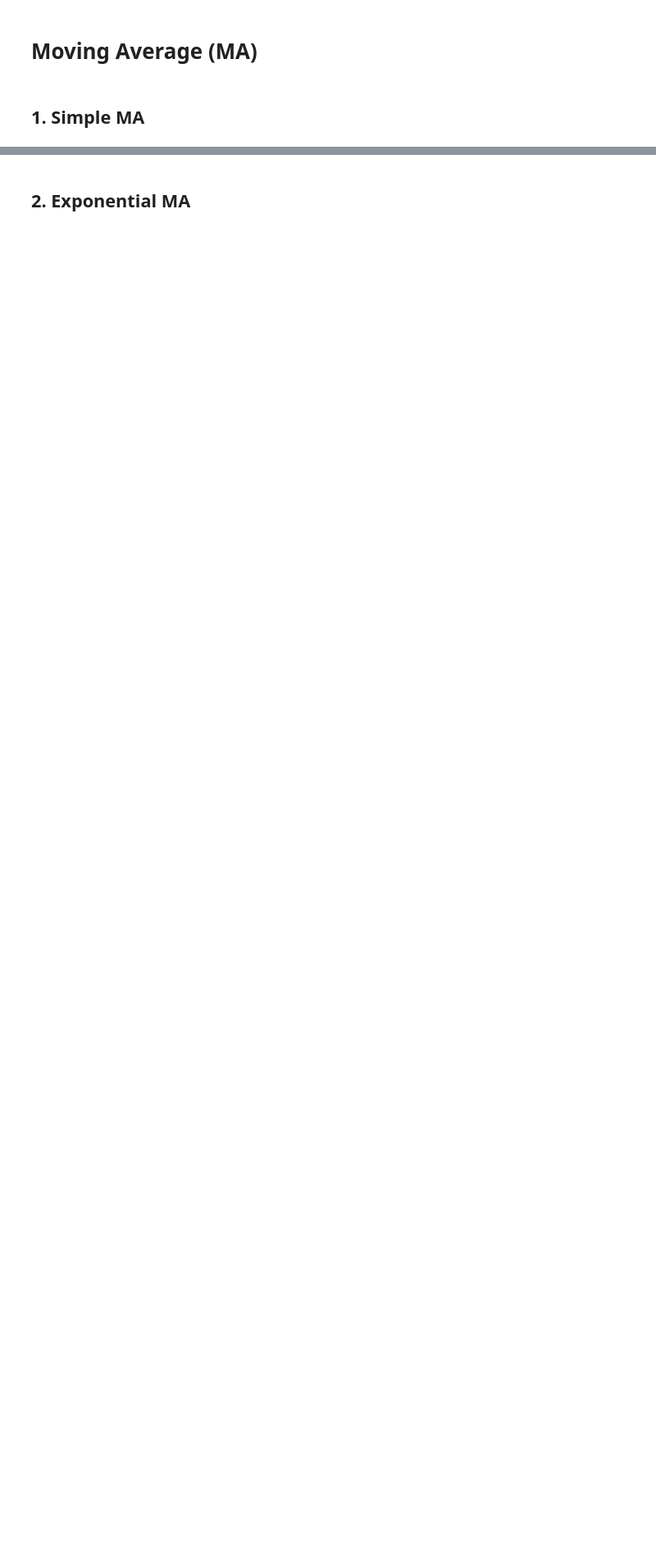
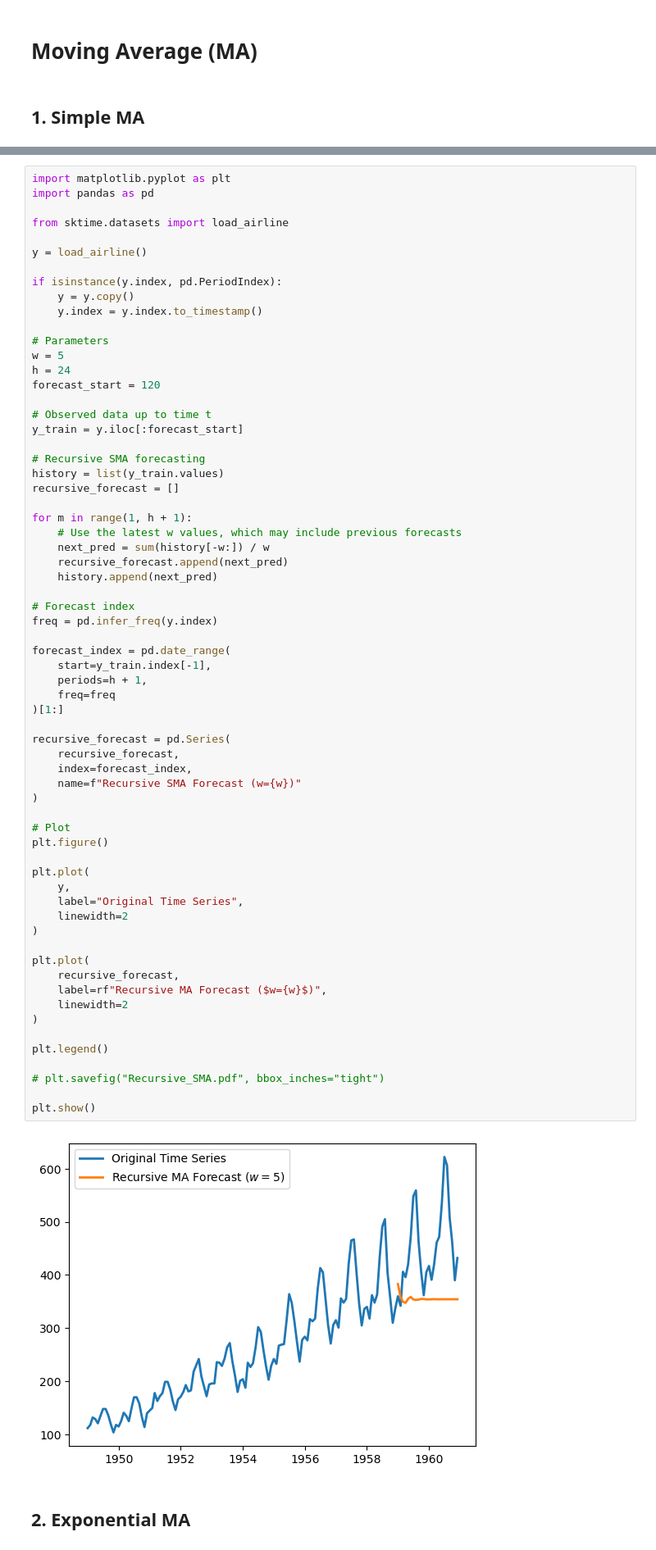
Before and after one commit to NetManAIOps/sktime, a Jupyter notebook: lectures/lec7/MA.ipynb, the cells around one changed output, grey strips where cells are left out. Shown at 82% size. Saved outputs shown, nothing was run; the diff lists cells and outputs as text; blank space fills up the shorter version.

```diff
--- a/lectures/lec7/MA.ipynb
+++ b/lectures/lec7/MA.ipynb
@@ -38,6 +38,73 @@ plt.legend()
 plt.show()
 # %% [output]
 [figure]
+# %%
+import matplotlib.pyplot as plt
+import pandas as pd
+
+from sktime.datasets import load_airline
+
+y = load_airline()
+
+if isinstance(y.index, pd.PeriodIndex):
+    y = y.copy()
+    y.index = y.index.to_timestamp()
+
+# Parameters
+w = 5
+h = 24
+forecast_start = 120
+
+# Observed data up to time t
+y_train = y.iloc[:forecast_start]
+
+# Recursive SMA forecasting
+history = list(y_train.values)
+recursive_forecast = []
+
+for m in range(1, h + 1):
+    # Use the latest w values, which may include previous forecasts
+    next_pred = sum(history[-w:]) / w
+    recursive_forecast.append(next_pred)
+    history.append(next_pred)
+
+# Forecast index
+freq = pd.infer_freq(y.index)
+
+forecast_index = pd.date_range(
+    start=y_train.index[-1],
+    periods=h + 1,
+    freq=freq
+)[1:]
+
+recursive_forecast = pd.Series(
+    recursive_forecast,
+    index=forecast_index,
+    name=f"Recursive SMA Forecast (w={w})"
+)
+
+# Plot
+plt.figure()
+
+plt.plot(
+    y,
+    label="Original Time Series",
+    linewidth=2
+)
+
+plt.plot(
+    recursive_forecast,
+    label=rf"Recursive MA Forecast ($w={w}$)",
+    linewidth=2
+)
+
+plt.legend()
+
+# plt.savefig("Recursive_SMA.pdf", bbox_inches="tight")
+
+plt.show()
+# %% [output]
+[figure, added]
 # %% [markdown]
 ## 2. Exponential MA
 # %%
```
Also changed, not shown: parts of 5 cells of this notebook, 1 other file.
